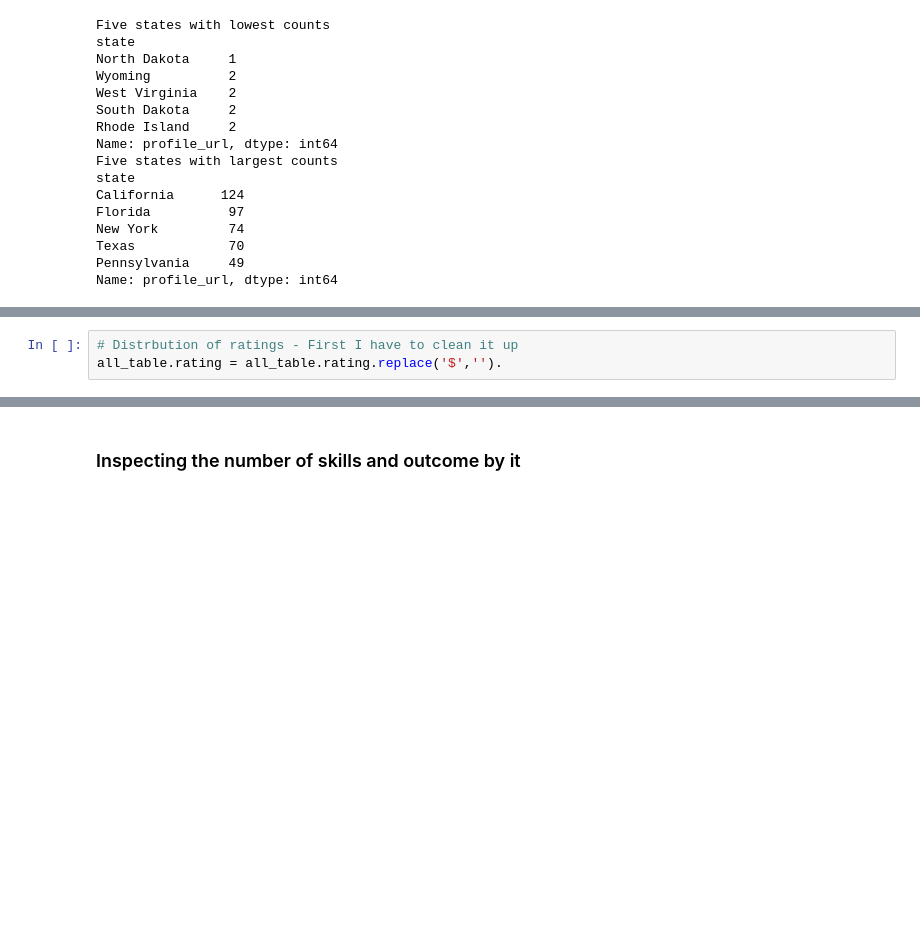
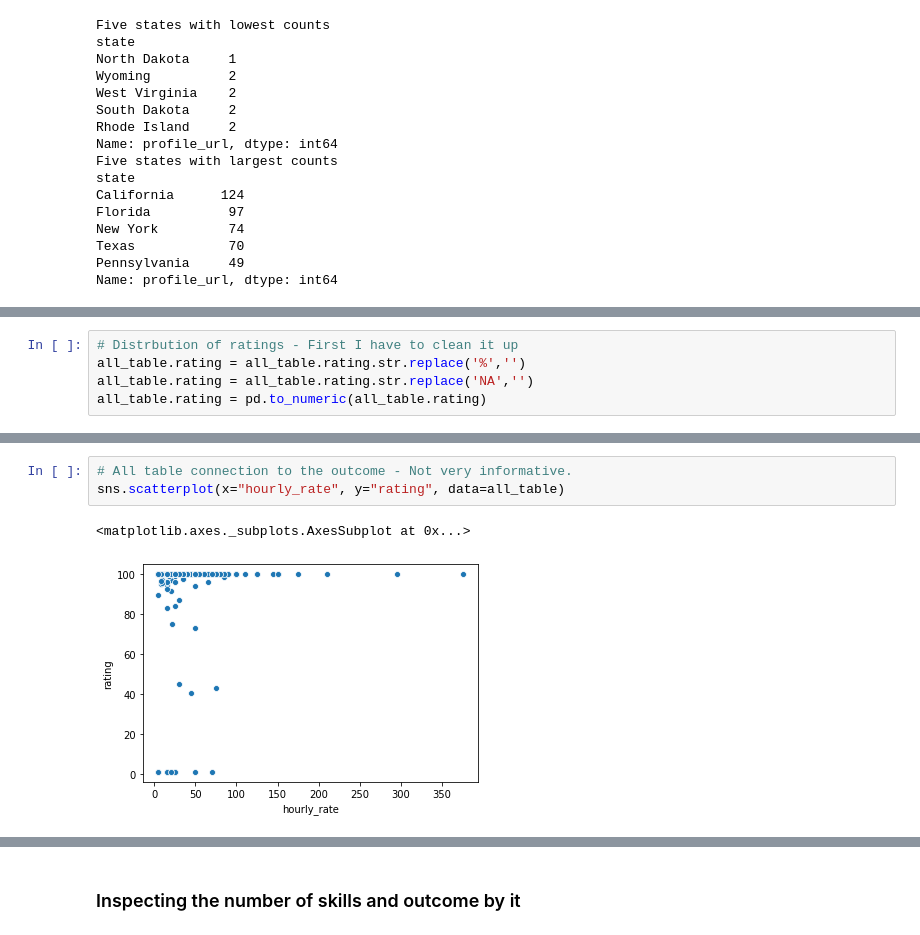
Before and after one commit to lmgibson/MyRate, a Jupyter notebook: notebooks/myrate_eda.ipynb, the cells around one changed output, grey strips where cells are left out. Cells and saved outputs as stored; diff of their text form; blank space fills up the shorter version.

```diff
--- a/notebooks/myrate_eda.ipynb
+++ b/notebooks/myrate_eda.ipynb
@@ -178,3 +236,5 @@ Name: profile_url, dtype: int64
 # %%
 # Distrbution of ratings - First I have to clean it up
-all_table.rating = all_table.rating.replace('$','').
+all_table.rating = all_table.rating.str.replace('%','')
+all_table.rating = all_table.rating.str.replace('NA','')
+all_table.rating = pd.to_numeric(all_table.rating)
@@ -182,0 +256,6 @@ AttributeError: 'Series' object has no attribute 'to_numeric'
+# %%
+# All table connection to the outcome - Not very informative.
+sns.scatterplot(x="hourly_rate", y="rating", data=all_table)
+# %% [output]
+<matplotlib.axes._subplots.AxesSubplot at 0x...>
+[figure, added]
```
Also changed, not shown: parts of 20 cells of this notebook, 4 other files.
